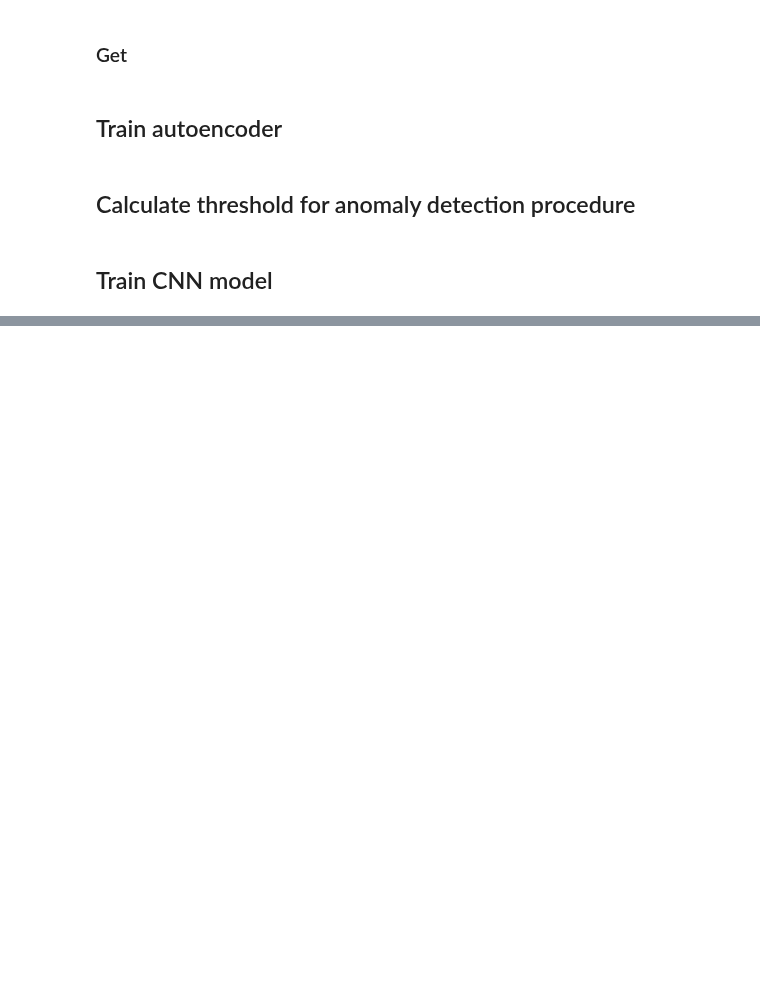
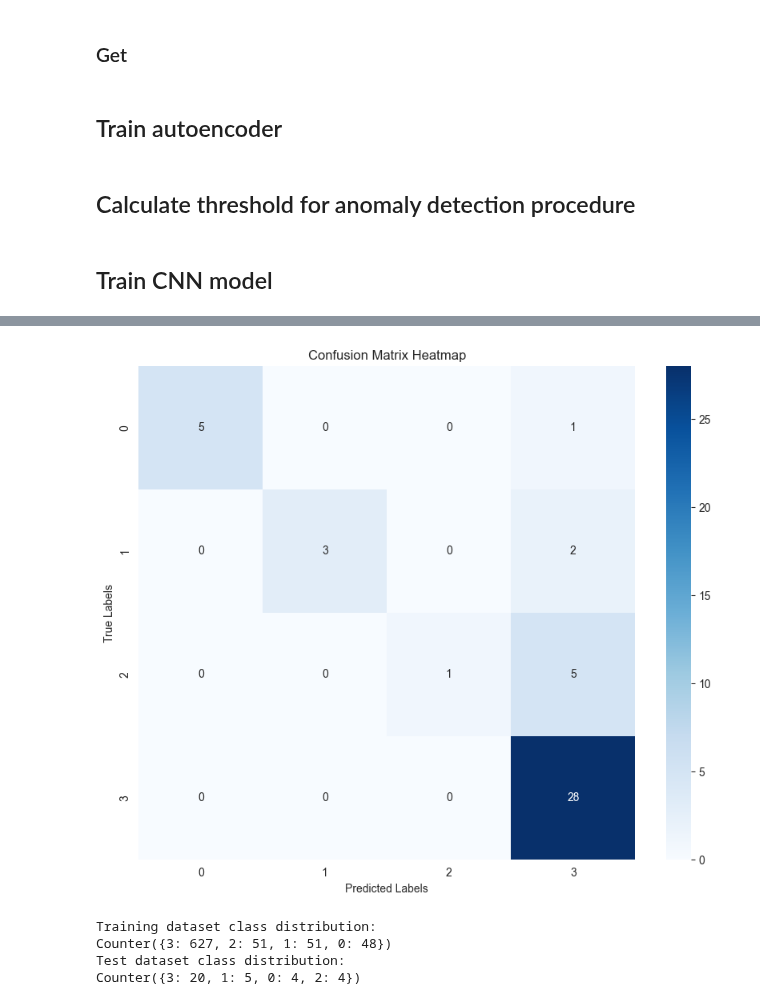
Before and after one commit to MikaParssinen/Applied-Machine-Learning, a Jupyter notebook: Project/Code/ProjectCode.ipynb, the cells around one changed output, grey strips where cells are left out. Cells and saved outputs as stored; diff of their text form; code cells hidden in the pictures; blank space fills up the shorter version.

```diff
--- a/Project/Code/ProjectCode.ipynb
+++ b/Project/Code/ProjectCode.ipynb
@@ -142,0 +134,2 @@ array([[1.16947573e-04, 9.99880314e-01, 8.35721949e-07, 1.85780482e-06],
+# %%
+predictions = CNN_model.predict(X_test)
@@ -142,0 +142,24 @@ array([[1.16947573e-04, 9.99880314e-01, 8.35721949e-07, 1.85780482e-06],
+# %%
+viz.plot_heatmap(y_test, predictions)
+# %% [output]
+[figure, added]
+# %%
+
+from collections import Counter
+
+y_train_flat = np.argmax(y_train, axis=1) if y_train.ndim > 1 else y_train
+y_test_flat = np.argmax(y_test, axis=1) if y_test.ndim > 1 else y_test
+
+train_class_counts = Counter(y_train_flat)
+test_class_counts = Counter(y_test_flat)
+
+print("Training dataset class distribution:")
+print(train_class_counts)
+
+print("Test dataset class distribution:")
+print(test_class_counts)
+# %% [output]
+Training dataset class distribution:
+Counter({3: 627, 2: 51, 1: 51, 0: 48})
+Test dataset class distribution:
+Counter({3: 20, 1: 5, 0: 4, 2: 4})
```
Also changed, not shown: parts of 7 cells of this notebook, 3 other files.
